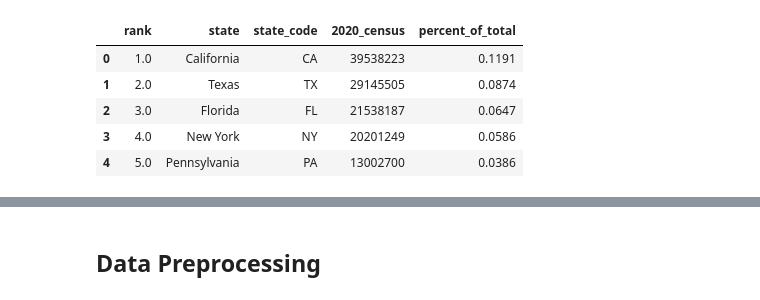
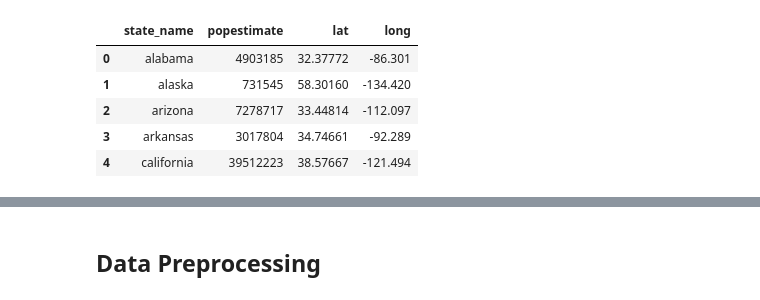
Before and after one commit to saradandrew/final_project, a Jupyter notebook: Preprocessing.ipynb, the cells around one changed output, grey strips where cells are left out. Saved outputs shown, nothing was run; the diff lists cells and outputs as text; code cells hidden in the pictures.

Commit message:
adjusted for new data, final sql connection
next steps are to load new sql data (joined tables) into a new ipynb file to continue the formatting, scaling, encoding, and machine learning

```diff
--- a/Preprocessing.ipynb
+++ b/Preprocessing.ipynb
@@ -15,16 +11,18 @@ db_string = f"postgresql://{username}:{db_password}@127.0.0.1:5432/FinalProject"
 engine = create_engine(db_string)
 # %%
 # read in data
-population_df = pd.read_csv("resources/us_pop_by_state.csv")
+population2019_df = pd.read_csv("resources/2019_Census_US_Population_Data_By_State_Lat_Long.csv")
+population2020_df = pd.read_csv("resources/us_pop_by_state.csv")
+population2021_df = pd.read_csv("resources/2021 population USDA.gov.csv")
 zillow_df = pd.read_csv("resources/ZHVI.csv")
-real_estate_df = pd.read_csv("resources/RDC_Inventory_Core_Metrics_State_History_new.csv")
+housing_df = pd.read_csv("resources/realtor-data.csv")
 # %%
 # preview data frames
-population_df.head()
+population2019_df.head()
 # %% [output]
-|  | rank | state | state_code | 2020_census | percent_of_total |
-| 0 | 1.0 | California | CA | 39538223 | 0.1191 |
-| 1 | 2.0 | Texas | TX | 29145505 | 0.0874 |
-| 2 | 3.0 | Florida | FL | 21538187 | 0.0647 |
-| 3 | 4.0 | New York | NY | 20201249 | 0.0586 |
-| 4 | 5.0 | Pennsylvania | PA | 13002700 | 0.0386 |
+|  | state_name | popestimate | lat | long |
+| 0 | alabama | 4903185 | 32.37772 | -86.301 |
+| 1 | alaska | 731545 | 58.30160 | -134.420 |
+| 2 | arizona | 7278717 | 33.44814 | -112.097 |
+| 3 | arkansas | 3017804 | 34.74661 | -92.289 |
+| 4 | california | 39512223 | 38.57667 | -121.494 |
```
Also changed, not shown: parts of 50 cells of this notebook.
